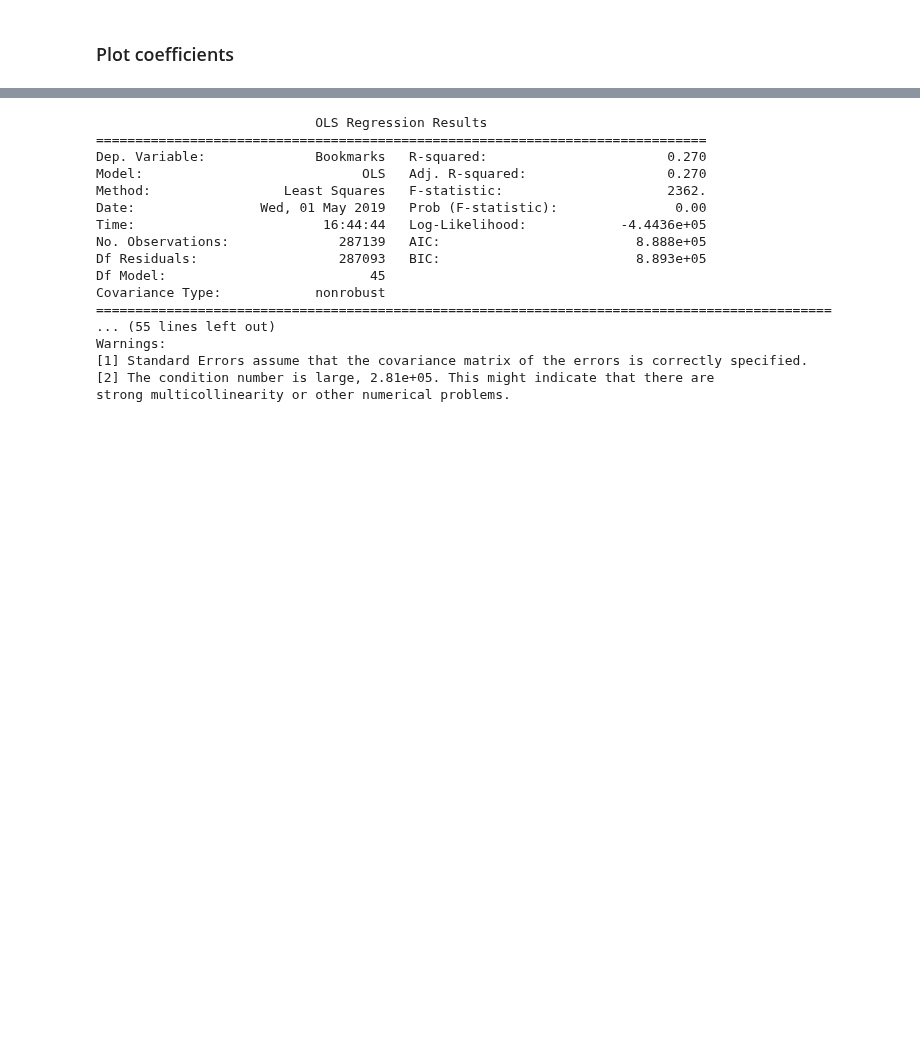
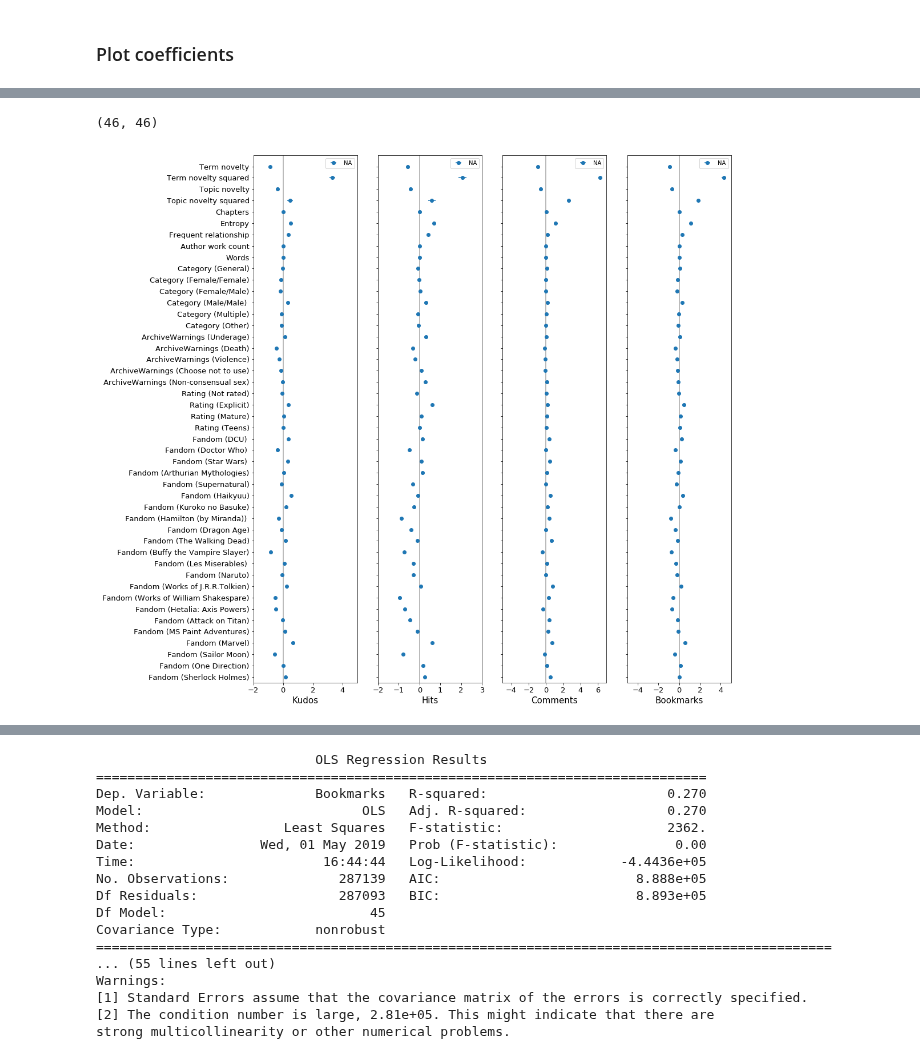
Before and after one commit to yzjing/ao3_old, a Jupyter notebook: exps/20190919_current_exps/2-step_addsq_twoparts.ipynb, the cells around one changed output, grey strips where cells are left out. Cells and saved outputs as stored; diff of their text form; code cells hidden in the pictures; blank space fills up the shorter version.

```diff
--- a/exps/20190919_current_exps/2-step_addsq_twoparts.ipynb
+++ b/exps/20190919_current_exps/2-step_addsq_twoparts.ipynb
@@ -316,3 +332,20 @@ plt.savefig('ols_coefs_full_twoparts.pdf', format='pdf')
+# %%
+len(kudos_coef), len(ylabels)
+# %% [output]
+(46, 46)
+# %%
+fig, ax = plt.subplots(1,4,figsize = (15,17))
+plot_ax(ax=ax[0], coef=kudos_coef, err=kudos_err, xlim_left=-2, xlim_right=5, top_tail_option='NA', xlabel='Kudos', ylabel_flag=True)
+
+plot_ax(ax=ax[1], coef=hits_coef, err=hits_err, xlabel='Hits', xlim_left=-2, xlim_right=3, top_tail_option='NA')
+
+plot_ax(ax=ax[2], coef=comments_coef, err=comments_err, xlim_left=-5, xlim_right=7, xlabel='Comments', ylabel_flag=False, top_tail_option='NA')
+
+plot_ax(ax=ax[3], coef=bookmarks_coef, err=bookmarks_err, xlim_left=-5, xlim_right=5, xlabel='Bookmarks', ylabel_flag=False, top_tail_option='NA')
+
+# plt.savefig('ols_coefs_topic_novelty.pdf', format='pdf')
+# %% [output]
+[figure, added]
 # %%
 fig, ax = plt.subplots(1,4,figsize = (15,4))
 ax[0].errorbar(kudos_coef[::-1], range(len(kudos_coef)), xerr=kudos_err[::-1] , fmt='o')
```
Also changed, not shown: parts of 23 cells of this notebook, 4 other files.
